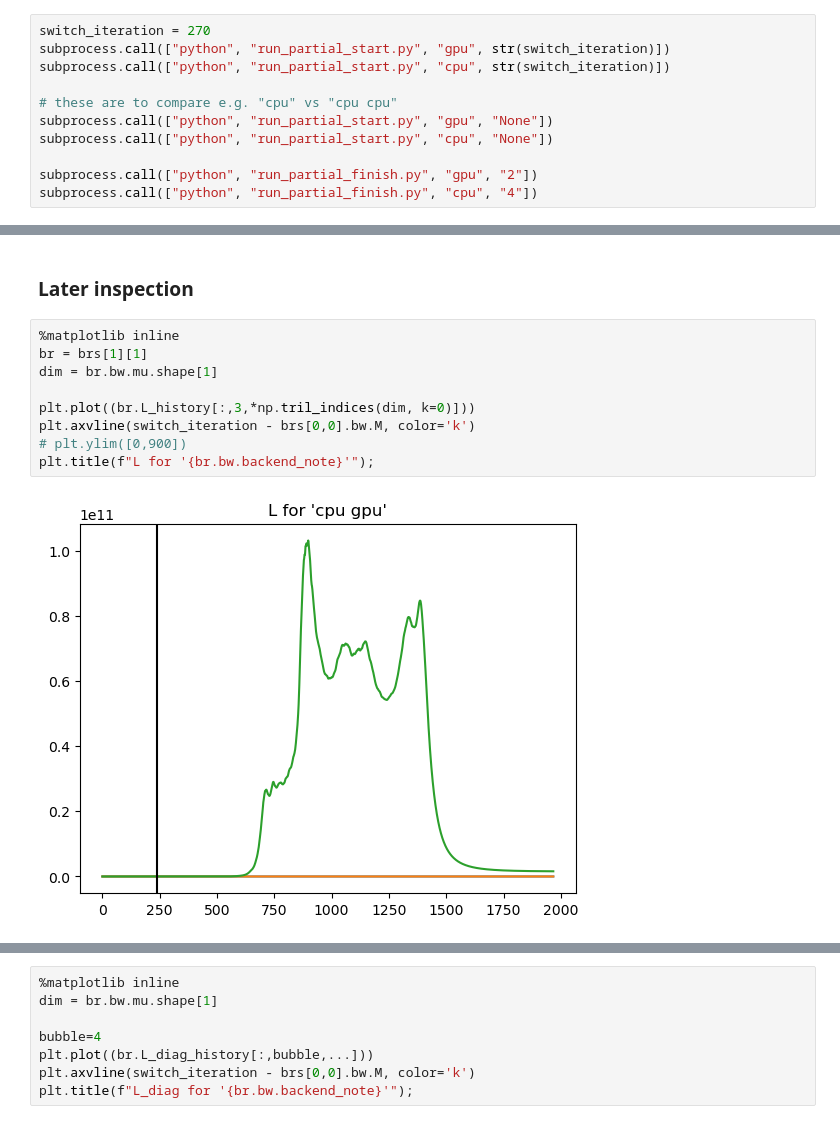
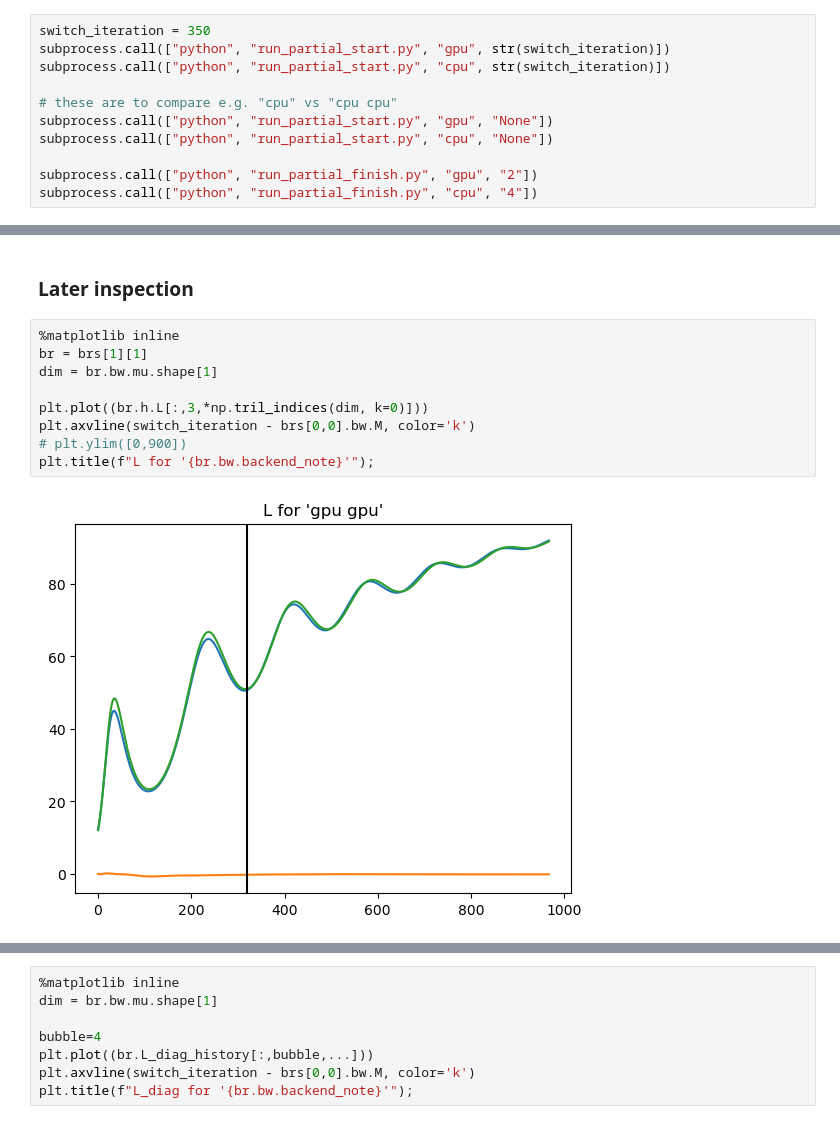
Before and after one commit to draeloslab/AdaptiveLatents, a Jupyter notebook: scripts/debug jax/switch_runtimes.ipynb, the cells around one changed output, grey strips where cells are left out. Drawn from its saved outputs; the diff is of its cells as text.

```diff
--- a/scripts/debug jax/switch_runtimes.ipynb
+++ b/scripts/debug jax/switch_runtimes.ipynb
@@ -7,7 +7,7 @@ import subprocess
 import numpy as np
 import time
 # %%
-switch_iteration = 270
+switch_iteration = 350
 subprocess.call(["python", "run_partial_start.py", "gpu", str(switch_iteration)])
 subprocess.call(["python", "run_partial_start.py", "cpu", str(switch_iteration)])
 
@@ -81,14 +107,14 @@ plt.title(f"Q for '{br.bw.backend_note}'");
 # %%
 %matplotlib inline
 br = brs[1][1]
 dim = br.bw.mu.shape[1]
 
-plt.plot((br.L_history[:,3,*np.tril_indices(dim, k=0)]))
+plt.plot((br.h.L[:,3,*np.tril_indices(dim, k=0)]))
 plt.axvline(switch_iteration - brs[0,0].bw.M, color='k')
 # plt.ylim([0,900])
 plt.title(f"L for '{br.bw.backend_note}'");
 # %% [output]
-[figure, old version]
+[figure, new version]
 # %%
 %matplotlib inline
 
```
Also changed, not shown: parts of 10 cells of this notebook, 12 other files.
